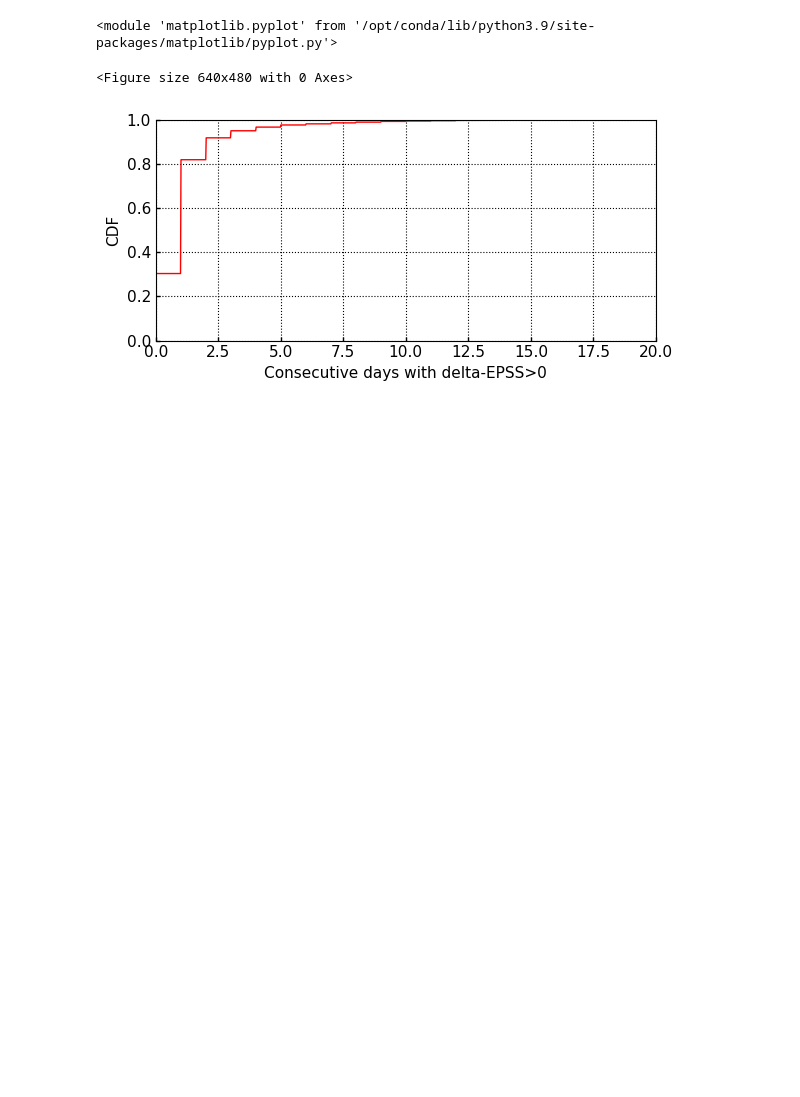
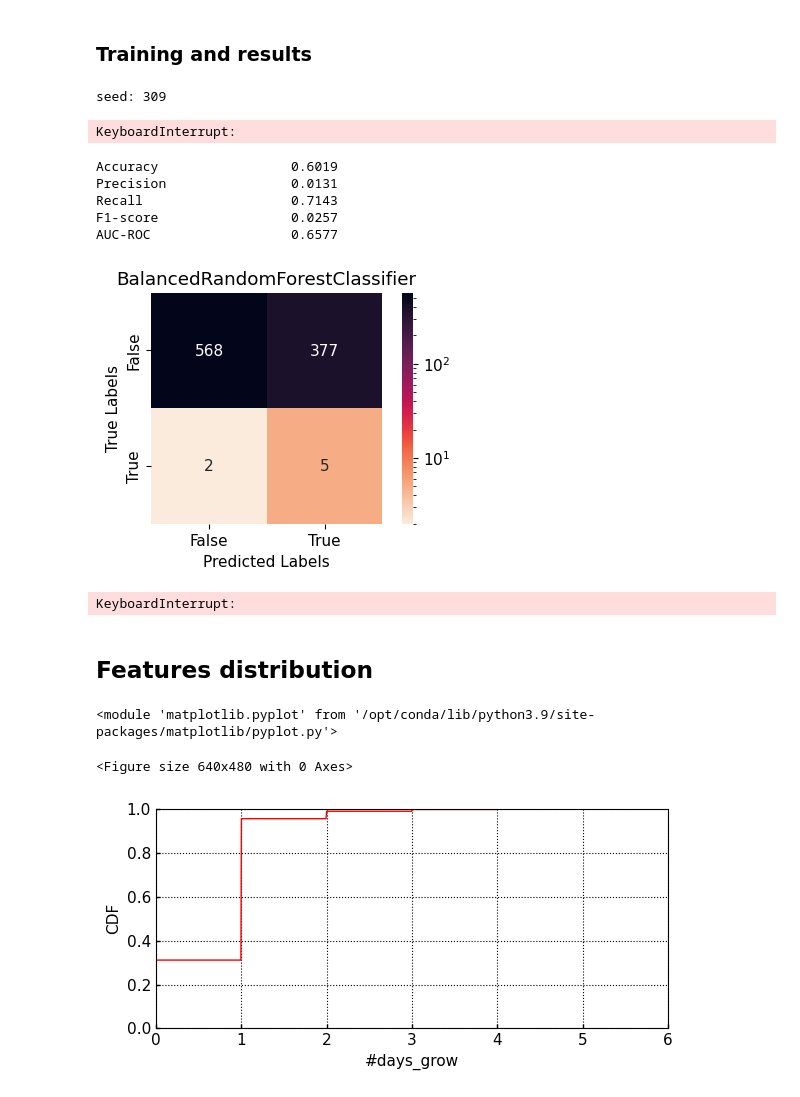
Before and after one commit to dravalico/EPSS-Project, a Jupyter notebook: 5_current_cve.ipynb, the cells around one changed output. Drawn from its saved outputs; the diff is of its cells as text; code cells hidden in the pictures; blank space fills up the shorter version.

```diff
--- a/5_current_cve.ipynb
+++ b/5_current_cve.ipynb
@@ -71,8 +143,80 @@ len(df_features[df_features['DT<=0_sum'] <= -2.0])
+# %% [markdown]
+### Training and results
+# %%
+def print_results(model, predictions):
+    y_scores = model.predict_proba(X_test)[:, 1]
+    n_decimal = 4
+    print(f"{'Accuracy'.ljust(20)} {str(round(accuracy_score(y_test, predictions), n_decimal)).rjust(10)}")
+    print(f"{'Precision'.ljust(20)} {str(round(precision_score(y_test, predictions), n_decimal)).rjust(10)}")
+    print(f"{'Recall'.ljust(20)} {str(round(recall_score(y_test, predictions), n_decimal)).rjust(10)}")
+    print(f"{'F1-score'.ljust(20)} {str(round(f1_score(y_test, predictions), n_decimal)).rjust(10)}")
+    print(f"{'AUC-ROC'.ljust(20)} {str(round(roc_auc_score(y_test, predictions), n_decimal)).rjust(10)}")
+    print()
+
+    conf_matrix = confusion_matrix(y_test, predictions)
+    plt.figure(figsize=(5, 3))
+    sns.heatmap(conf_matrix, annot=True, square=True, cmap='rocket_r', norm=LogNorm(), fmt='d', xticklabels=model.classes_, yticklabels=model.classes_)
+    plt.xlabel('Predicted Labels')
+    plt.ylabel('True Labels')
+    plt.title(model.__class__.__name__)
+    plt.show()
+# %%
+X = df_features.drop(['has_reached_threshold', 'cve'], axis=1)
+y = df_features['has_reached_threshold']
+X_train, X_test, y_train, y_test = train_test_split(X, y, test_size=0.2)
+
+ne = 10000
+rs = random.randint(0, 1000)
+print("seed:", rs)
+# %% [output]
+seed: 309
+# %%
+rf_params = {
+    'n_estimators': [5000, 10000],
+    'max_depth': [None, 10, 20]
+}
+
+model_rf = GridSearchCV(RandomForestClassifier(random_state=rs, class_weight='balanced'), param_grid=rf_params, cv=5, scoring='f1')
+model_rf.fit(X_train, y_train)
+model = model_rf.best_estimator_
+predictions_rf = model.predict(X_test)
+print_results(model, predictions_rf)
+# %% [output]
+KeyboardInterrupt:
+# %%
+model_brf = BalancedRandomForestClassifier(n_estimators=rs, random_state=ne, sampling_strategy='auto', replacement=False, bootstrap=True)
+model_brf.fit(X_train, y_train)
+predictions_brf = model_brf.predict(X_test)
+print_results(model_brf, predictions_brf)
+# %% [output]
+Accuracy                 0.6019
+Precision                0.0131
+Recall                   0.7143
+F1-score                 0.0257
+AUC-ROC                  0.6577
+[figure, added]
+# %%
+xgb_params = {
+    'max_depth': [5, 7, 9],
+    'learning_rate': [0.1, 0.01, 0.001],
+    'n_estimators': range(200, 600, 100)
+}
+ratio = len(y_train[y_train == 0]) / len(y_train[y_train == 1])
+
+model_xgb = GridSearchCV(xgb.XGBClassifier(scale_pos_weight=ratio, random_state=rs), param_grid=xgb_params, cv=5, scoring='f1')
+model_xgb.fit(X_train, y_train)
+xgb_best = model_xgb.best_estimator_
+predictions_xgb = xgb_best.predict(X_test)
+print_results(xgb_best, predictions_xgb)
+# %% [output]
+KeyboardInterrupt:
+# %% [markdown]
+## Features distribution
 # %%
-fastplot.plot(df_features['#daysDT>0'].values, None, mode='CDF', grid=True,
-              xlabel='Consecutive days with delta-EPSS>0', figsize=(6, 3))
+fastplot.plot(df_features[features_columns[1]].values, None, mode='CDF', grid=True,
+              xlabel=features_columns[1], figsize=(6, 3))
 # %% [output]
 <module 'matplotlib.pyplot' from '/opt/conda/lib/python3.9/site-packages/matplotlib/pyplot.py'>
 <Figure size 640x480 with 0 Axes>
-[figure, old version]
+[figure, new version]
 # %%
```
Also changed, not shown: parts of 38 cells of this notebook.
